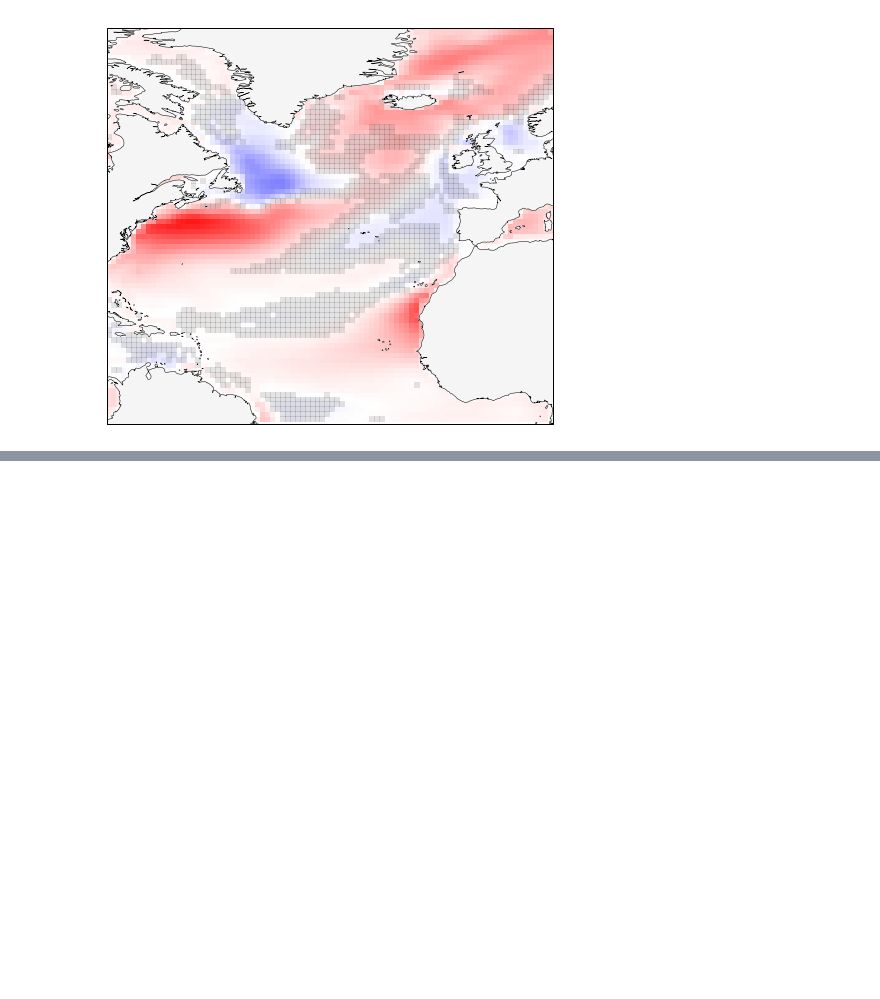
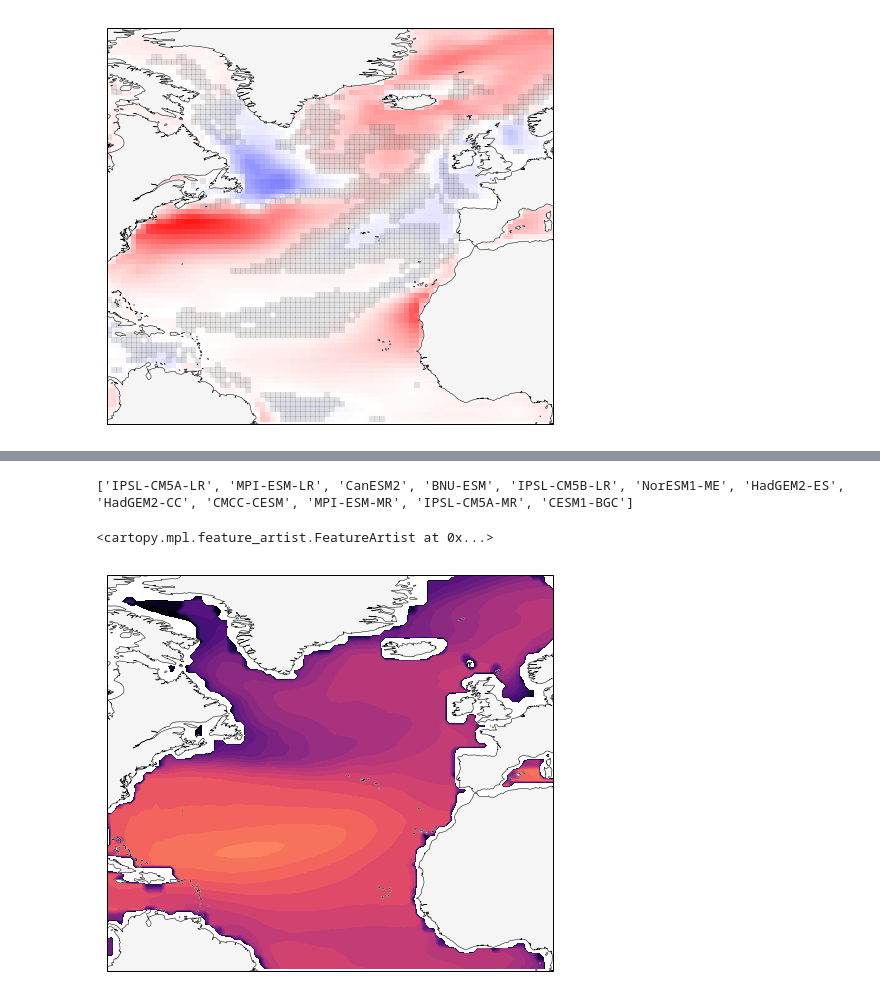
Before and after one commit to PaulHalloran/batmobile_jupyter_notebooks, a Jupyter notebook: analysis_for_noc_talk.ipynb, the cells around one changed output, grey strips where cells are left out. Saved outputs shown, nothing was run; the diff lists cells and outputs as text; code cells hidden in the pictures; blank space fills up the shorter version.

```diff
--- a/analysis_for_noc_talk.ipynb
+++ b/analysis_for_noc_talk.ipynb
@@ -219,7 +226,8 @@ def calculate_agreement(run_composites,agreement):
 # %%
 variable = 'fgco2'
 run = 'rcp85'
-shape = np.shape(data_dict[run][variable][model]['first20'])
+models = list(data_dict[run][variable])
+shape = np.shape(data_dict[run][variable][models[0]]['first20'])
 first_period = np.zeros([len(data_dict[run][variable]),shape[0],shape[1]])
 first_period[:] = np.nan
 last_period=first_period.copy()
@@ -293,0 +283,14 @@ dir(ccrs)
+# %%
+models = model_names(directory)
+models = list(models)
+models.remove('GFDL-ESM2M')
+models.remove('CNRM-CM5')
+models.remove('MIROC-ESM-CHEM')
+models.remove('GFDL-ESM2G')
+models.remove('MIROC-ESM')
+
+variable = 'talk'
+run = 'rcp85'
+data_dict[run] = {}
+data_dict[run][variable] = {}
+data_dict = populate_dict(data_dict,directory,models,variable,run,False)
@@ -293,0 +315,56 @@ dir(ccrs)
+# %%
+variable = 'talk'
+run = 'rcp85'
+models = list(data_dict[run][variable])
+print models
+shape = np.shape(data_dict[run][variable][models[0]]['first20'])
+first_period = np.zeros([len(data_dict[run][variable]),shape[0],shape[1]])
+first_period[:] = np.nan
+last_period=first_period.copy()
+for i,model in enumerate(list(data_dict[run][variable])):
+    first_period[i,:,:] = data_dict[run][variable][model]['first20'].data
+    last_period[i,:,:] = data_dict[run][variable][model]['last20'].data
+
+
+
+first_period_mean = np.mean(first_period,axis=0)
+
+tmp_cube = data_dict[run][variable][model]['first20']
+tmp_cube.data = first_period_mean
+agreement = 0.66
+agreement_map = calculate_agreement(first_period,agreement)
+# %% [output]
+['IPSL-CM5A-LR', 'MPI-ESM-LR', 'CanESM2', 'BNU-ESM', 'IPSL-CM5B-LR', 'NorESM1-ME', 'HadGEM2-ES', 'HadGEM2-CC', 'CMCC-CESM', 'MPI-ESM-MR', 'IPSL-CM5A-MR', 'CESM1-BGC']
+# %%
+land_50m = cfeature.NaturalEarthFeature('physical', 'land', '50m',
+                                        edgecolor='face',
+                                        facecolor=cfeature.COLORS['land'])
+coast_50m = cfeature.NaturalEarthFeature('physical', 'coastline', '50m',facecolor='none')
+
+my_projection = ccrs.PlateCarree()
+my_extent = [-80.0,10,0.0,80.0]
+
+plt.close('all')
+fig = plt.figure(figsize=(8,8))
+gs = gridspec.GridSpec(10, 10)
+ax1 = plt.subplot(gs[0:10,0:10],projection= my_projection)
+
+
+ax1.set_extent(my_extent, crs=ccrs.PlateCarree())
+
+
+lats1 = tmp_cube.coord('latitude').points
+lons1 = tmp_cube.coord('longitude').points
+data1 = tmp_cube.data
+
+
+contour_result1 = ax1.contourf(lons1, lats1, data1,np.linspace(2.0,2.8,30),
+			transform=ccrs.PlateCarree(),cmap='magma')
+contour_result2 = ax1.pcolormesh(lons1, lats1, agreement_map,
+			transform=ccrs.PlateCarree(),cmap='gray',vmin=0,vmax=1,alpha=0.1)
+
+ax1.add_feature(land_50m,facecolor='#F5F5F5')
+ax1.add_feature(coast_50m,edgecolor='#000000',lw=0.5)
+# %% [output]
+<cartopy.mpl.feature_artist.FeatureArtist at 0x...>
+[figure, added]
```
Also changed, not shown: parts of 10 cells of this notebook.
